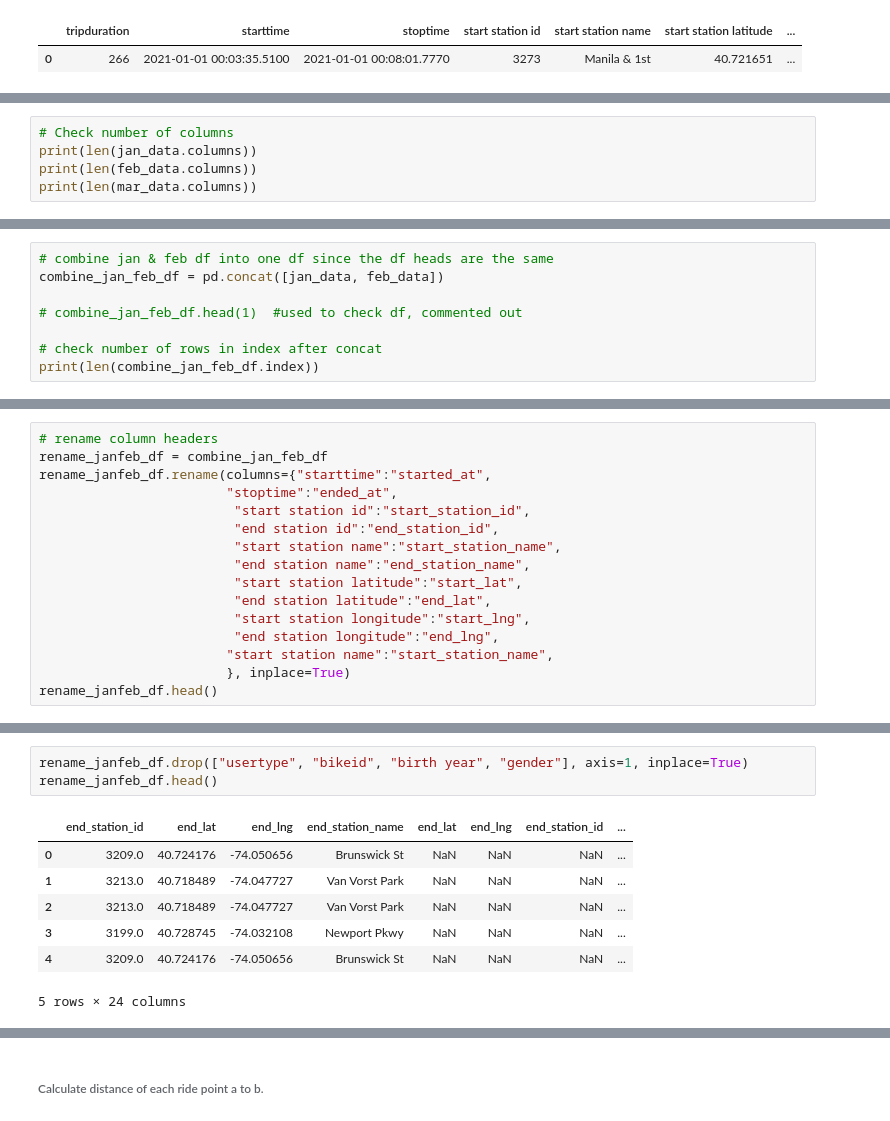
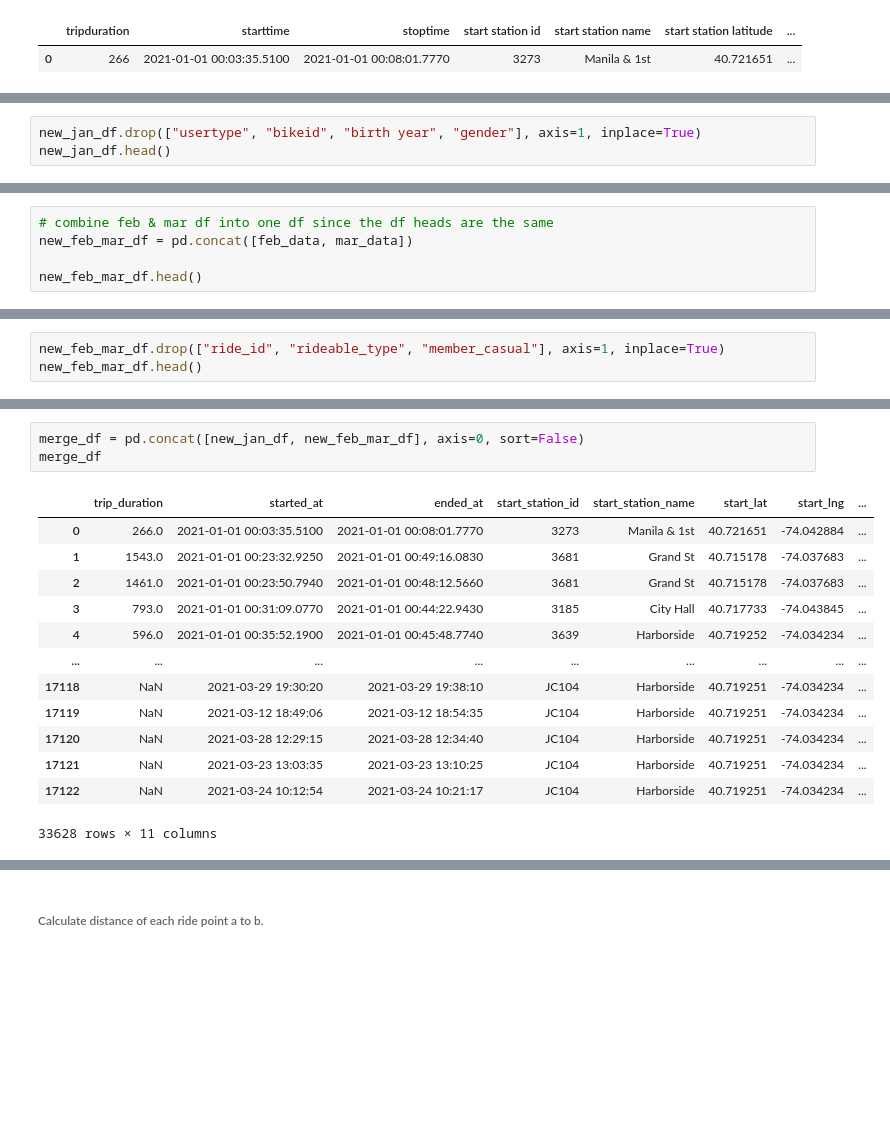
Before and after one commit to speedracer05/Tableau-CitiBike-Visualization, a Jupyter notebook: CityBike_transform_data.ipynb, the cells around one changed output, grey strips where cells are left out. Cells and saved outputs as stored; diff of their text form; blank space fills up the shorter version.

Commit message:
pd.read feb and mar csv. renamed headers, merged df

```diff
--- a/CityBike_transform_data.ipynb
+++ b/CityBike_transform_data.ipynb
@@ -34,6 +58,4 @@ mar_data.head(1)
 # %%
-# Check number of columns
-print(len(jan_data.columns))
-print(len(feb_data.columns))
-print(len(mar_data.columns))
+new_jan_df.drop(["usertype", "bikeid", "birth year", "gender"], axis=1, inplace=True)
+new_jan_df.head()
 # %% [output]
@@ -43,9 +68,6 @@ print(len(mar_data.columns))
 # %%
-# combine jan & feb df into one df since the df heads are the same
-combine_jan_feb_df = pd.concat([jan_data, feb_data])
+# combine feb & mar df into one df since the df heads are the same
+new_feb_mar_df = pd.concat([feb_data, mar_data])
 
-# combine_jan_feb_df.head(1)  #used to check df, commented out
-
-# check number of rows in index after concat
-print(len(combine_jan_feb_df.index))
+new_feb_mar_df.head()
 # %% [output]
@@ -58,17 +80,4 @@ To retain the current behavior and silence the warning, pass 'sort=True'.
 # %%
-# rename column headers
-rename_janfeb_df = combine_jan_feb_df
-rename_janfeb_df.rename(columns={"starttime":"started_at",
-                        "stoptime":"ended_at",
-                         "start station id":"start_station_id",
-                         "end station id":"end_station_id",
-                         "start station name":"start_station_name",
-                         "end station name":"end_station_name",
-                         "start station latitude":"start_lat",
-                         "end station latitude":"end_lat",
-                         "start station longitude":"start_lng",
-                         "end station longitude":"end_lng",
-                        "start station name":"start_station_name",
-                        }, inplace=True)
-rename_janfeb_df.head()
+new_feb_mar_df.drop(["ride_id", "rideable_type", "member_casual"], axis=1, inplace=True)
+new_feb_mar_df.head()
 # %% [output]
@@ -82,11 +90,17 @@ rename_janfeb_df.head()
 # %%
-rename_janfeb_df.drop(["usertype", "bikeid", "birth year", "gender"], axis=1, inplace=True)
-rename_janfeb_df.head()
+merge_df = pd.concat([new_jan_df, new_feb_mar_df], axis=0, sort=False)
+merge_df
 # %% [output]
-|  | end_station_id | end_lat | end_lng | end_station_name | end_lat | end_lng | end_station_id | ... |
-| 0 | 3209.0 | 40.724176 | -74.050656 | Brunswick St | NaN | NaN | NaN | ... |
-| 1 | 3213.0 | 40.718489 | -74.047727 | Van Vorst Park | NaN | NaN | NaN | ... |
-| 2 | 3213.0 | 40.718489 | -74.047727 | Van Vorst Park | NaN | NaN | NaN | ... |
-| 3 | 3199.0 | 40.728745 | -74.032108 | Newport Pkwy | NaN | NaN | NaN | ... |
-| 4 | 3209.0 | 40.724176 | -74.050656 | Brunswick St | NaN | NaN | NaN | ... |
+|  | trip_duration | started_at | ended_at | start_station_id | start_station_name | start_lat | start_lng | ... |
+| 0 | 266.0 | 2021-01-01 00:03:35.5100 | 2021-01-01 00:08:01.7770 | 3273 | Manila & 1st | 40.721651 | -74.042884 | ... |
+| 1 | 1543.0 | 2021-01-01 00:23:32.9250 | 2021-01-01 00:49:16.0830 | 3681 | Grand St | 40.715178 | -74.037683 | ... |
+| 2 | 1461.0 | 2021-01-01 00:23:50.7940 | 2021-01-01 00:48:12.5660 | 3681 | Grand St | 40.715178 | -74.037683 | ... |
+| 3 | 793.0 | 2021-01-01 00:31:09.0770 | 2021-01-01 00:44:22.9430 | 3185 | City Hall | 40.717733 | -74.043845 | ... |
+| 4 | 596.0 | 2021-01-01 00:35:52.1900 | 2021-01-01 00:45:48.7740 | 3639 | Harborside | 40.719252 | -74.034234 | ... |
+| ... | ... | ... | ... | ... | ... | ... | ... | ... |
+| 17118 | NaN | 2021-03-29 19:30:20 | 2021-03-29 19:38:10 | JC104 | Harborside | 40.719251 | -74.034234 | ... |
+| 17119 | NaN | 2021-03-12 18:49:06 | 2021-03-12 18:54:35 | JC104 | Harborside | 40.719251 | -74.034234 | ... |
+| 17120 | NaN | 2021-03-28 12:29:15 | 2021-03-28 12:34:40 | JC104 | Harborside | 40.719251 | -74.034234 | ... |
+| 17121 | NaN | 2021-03-23 13:03:35 | 2021-03-23 13:10:25 | JC104 | Harborside | 40.719251 | -74.034234 | ... |
+| 17122 | NaN | 2021-03-24 10:12:54 | 2021-03-24 10:21:17 | JC104 | Harborside | 40.719251 | -74.034234 | ... |
-5 rows × 24 columns
+33628 rows × 11 columns
```
Also changed, not shown: parts of 11 cells of this notebook, 1 other file.
